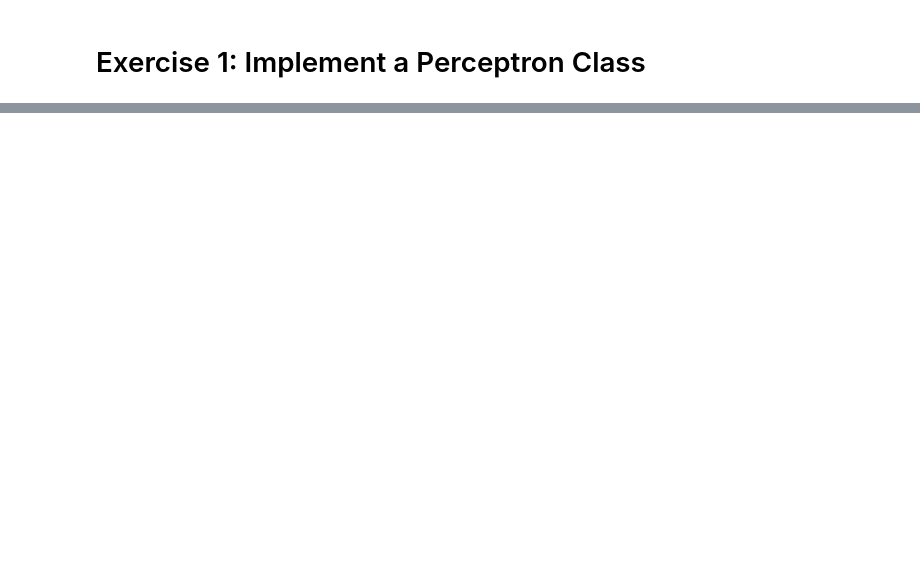
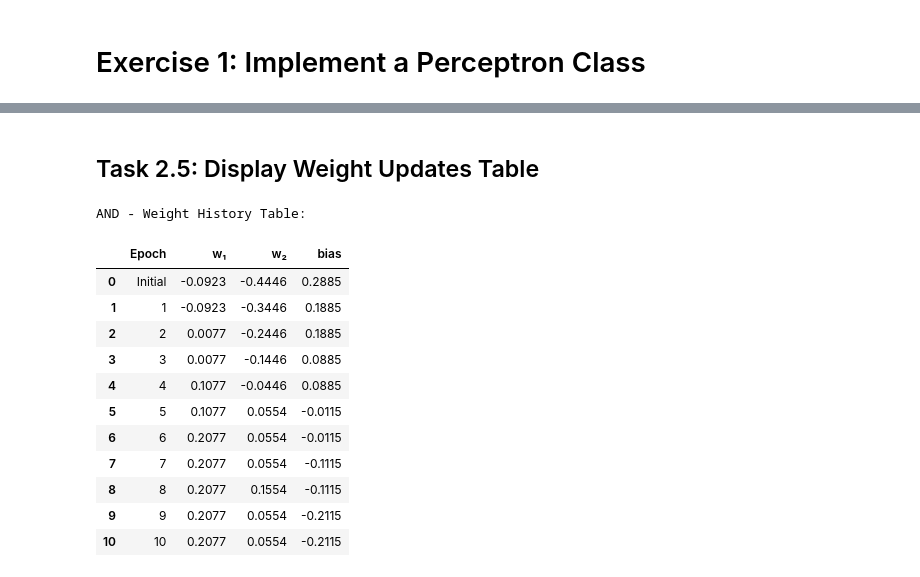
Before and after one commit to Nathan-Dean371/Artificial-Intelligence, a Jupyter notebook: Lab1.ipynb, the cells around one changed output, grey strips where cells are left out. Cells and saved outputs as stored; diff of their text form; code cells hidden in the pictures; blank space fills up the shorter version.

```diff
--- a/Lab1.ipynb
+++ b/Lab1.ipynb
@@ -124,0 +290,38 @@ IndentationError: expected an indented block after 'for' statement on line 75 (3
+# %% [markdown]
+## Task 2.5: Display Weight Updates Table
+# %%
+import pandas as pd
+def create_weight_table(history):
+    """
+    Create a pandas DataFrame showing weights at each epoch.
+    """
+    data = {
+    'Epoch': [],
+    'w₁': [],
+    'w₂': [],
+    'bias': []
+    }
+    for epoch, (weights, bias) in enumerate(history):
+        data['Epoch'].append('Initial' if epoch == 0 else epoch)
+        data['w₁'].append(f"{weights[0]:.4f}")
+        data['w₂'].append(f"{weights[1]:.4f}")
+        data['bias'].append(f"{bias:.4f}")
+    return pd.DataFrame(data)
+
+print("AND - Weight History Table:")
+df_and = create_weight_table(history_and)
+display(df_and)
+# %% [output]
+AND - Weight History Table:
+|  | Epoch | w₁ | w₂ | bias |
+| 0 | Initial | -0.0923 | -0.4446 | 0.2885 |
+| 1 | 1 | -0.0923 | -0.3446 | 0.1885 |
+| 2 | 2 | 0.0077 | -0.2446 | 0.1885 |
+| 3 | 3 | 0.0077 | -0.1446 | 0.0885 |
+| 4 | 4 | 0.1077 | -0.0446 | 0.0885 |
+| 5 | 5 | 0.1077 | 0.0554 | -0.0115 |
+| 6 | 6 | 0.2077 | 0.0554 | -0.0115 |
+| 7 | 7 | 0.2077 | 0.0554 | -0.1115 |
+| 8 | 8 | 0.2077 | 0.1554 | -0.1115 |
+| 9 | 9 | 0.2077 | 0.0554 | -0.2115 |
+| 10 | 10 | 0.2077 | 0.0554 | -0.2115 |
```
Also changed, not shown: parts of 10 cells of this notebook.
